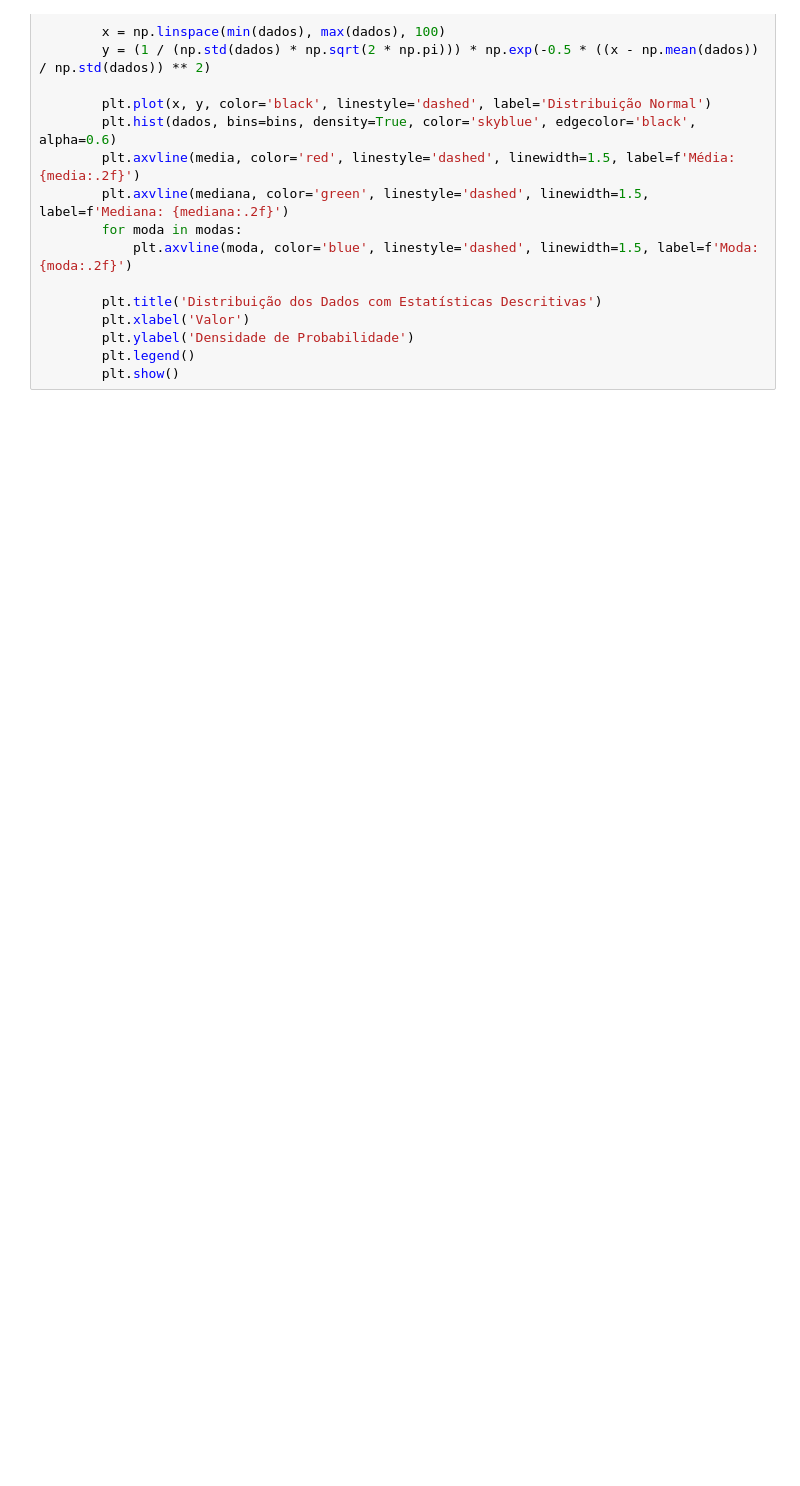
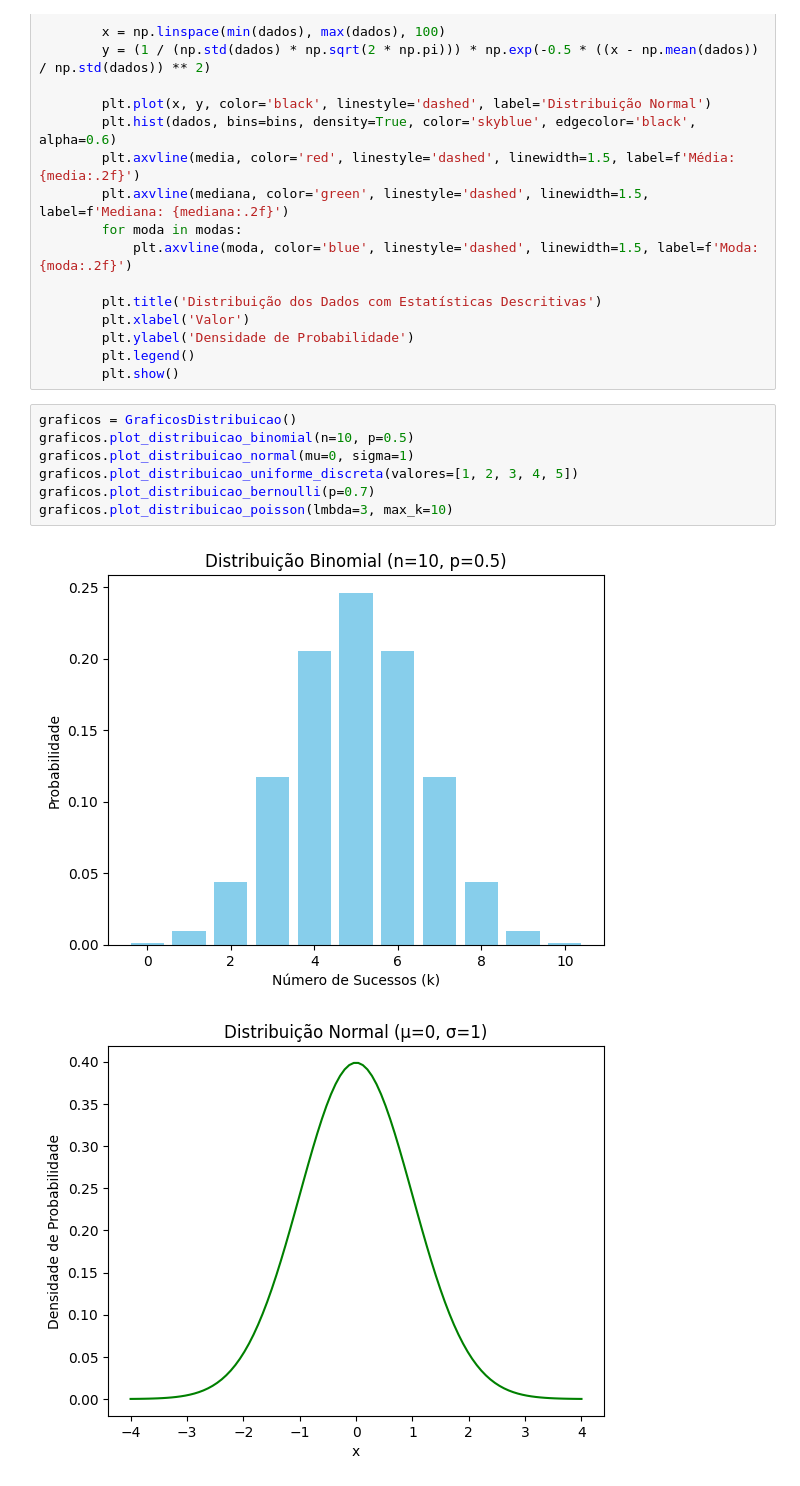
Before and after one commit to SisouDev/Probability_statistics, a Jupyter notebook: probabilidade.ipynb, the cells around one changed output. Cells and saved outputs as stored; diff of their text form; blank space fills up the shorter version.

```diff
--- a/probabilidade.ipynb
+++ b/probabilidade.ipynb
@@ -267,3 +267,13 @@ class GraficosEstatisticas:
         plt.ylabel('Densidade de Probabilidade')
         plt.legend()
         plt.show()
+# %%
+graficos = GraficosDistribuicao()
+graficos.plot_distribuicao_binomial(n=10, p=0.5)
+graficos.plot_distribuicao_normal(mu=0, sigma=1)
+graficos.plot_distribuicao_uniforme_discreta(valores=[1, 2, 3, 4, 5])
+graficos.plot_distribuicao_bernoulli(p=0.7)
+graficos.plot_distribuicao_poisson(lmbda=3, max_k=10)
+# %% [output]
+[figure, added]
+[figure, added]
```
Also changed, not shown: parts of 4 cells of this notebook.
